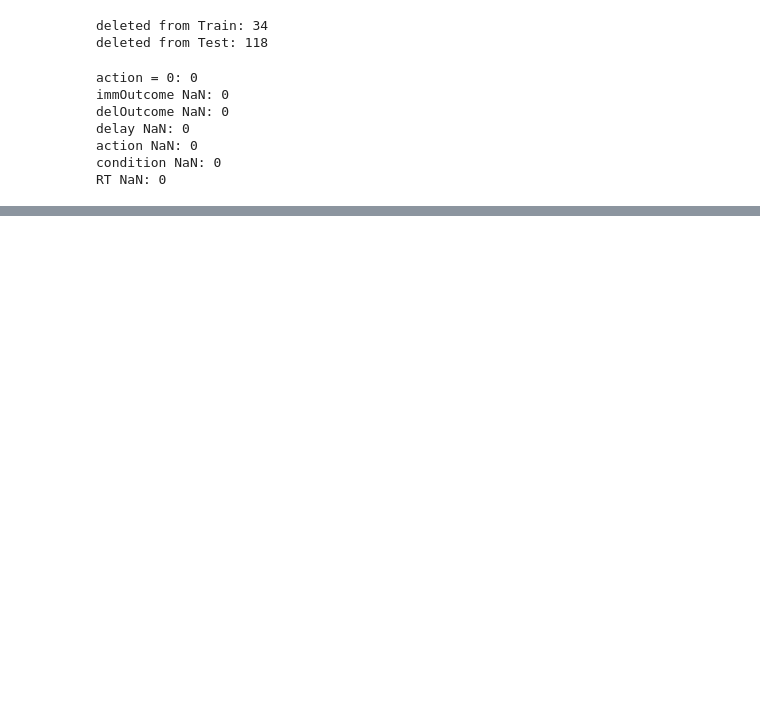
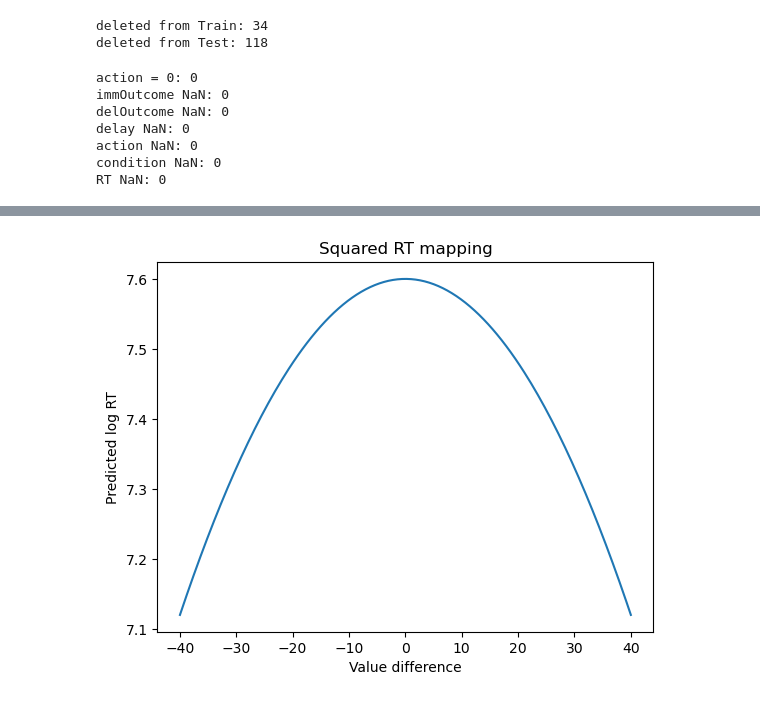
Before and after one commit to TonyDql/cog_dt_sci_final_proj, a Jupyter notebook: dt_process.ipynb, the cells around one changed output, grey strips where cells are left out. Saved outputs shown, nothing was run; the diff lists cells and outputs as text; code cells hidden in the pictures; blank space fills up the shorter version.

```diff
--- a/dt_process.ipynb
+++ b/dt_process.ipynb
@@ -218,0 +321,15 @@ cleaned_data[0]["train"].head()
+# %%
+def rt_location(v_delta, a, b, rt_model):
+    if rt_model == "absolute":
+        mu_rt = a - b * np.abs(v_delta)
+
+    elif rt_model == "squared":
+        mu_rt = a - b * (v_delta**2)
+
+    elif rt_model == "exponential":
+        mu_rt = a + b * np.exp(-(v_delta**2))
+
+    else:
+        raise ValueError(f"Unknown RT model: {rt_model}")
+
+    return mu_rt
@@ -218,0 +395,22 @@ cleaned_data[0]["train"].head()
+# %%
+# Sanity check for the squared RT model
+
+v_test = np.linspace(-40, 40, 200)
+
+a_test = 7.6
+b_test = 0.0003
+
+mu_test = rt_location(
+    v_test,
+    a_test,
+    b_test,
+    rt_model="squared"
+)
+
+plt.plot(v_test, mu_test)
+plt.xlabel("Value difference")
+plt.ylabel("Predicted log RT")
+plt.title("Squared RT mapping")
+plt.show()
+# %% [output]
+[figure, added]
```
Also changed, not shown: parts of 73 cells of this notebook.
